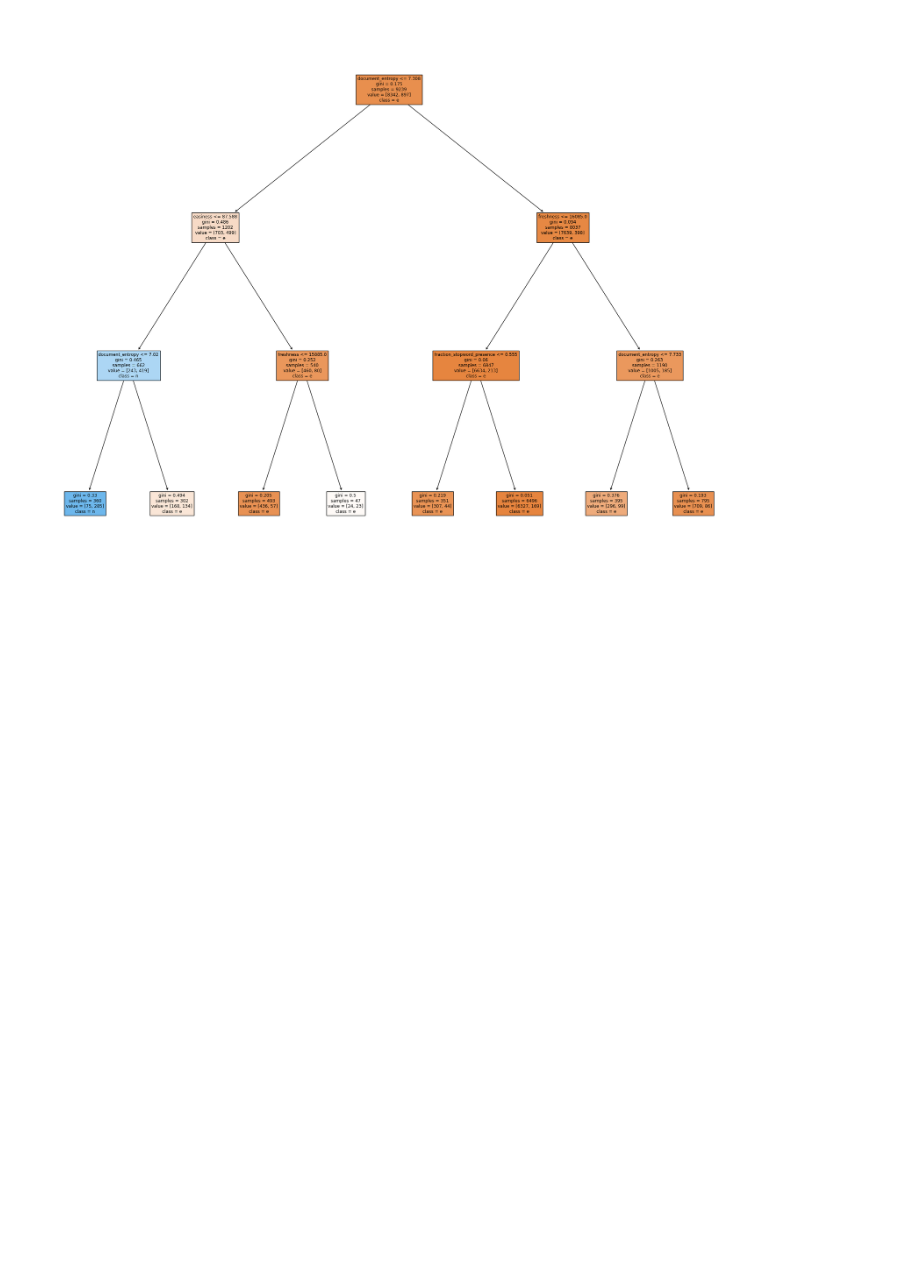
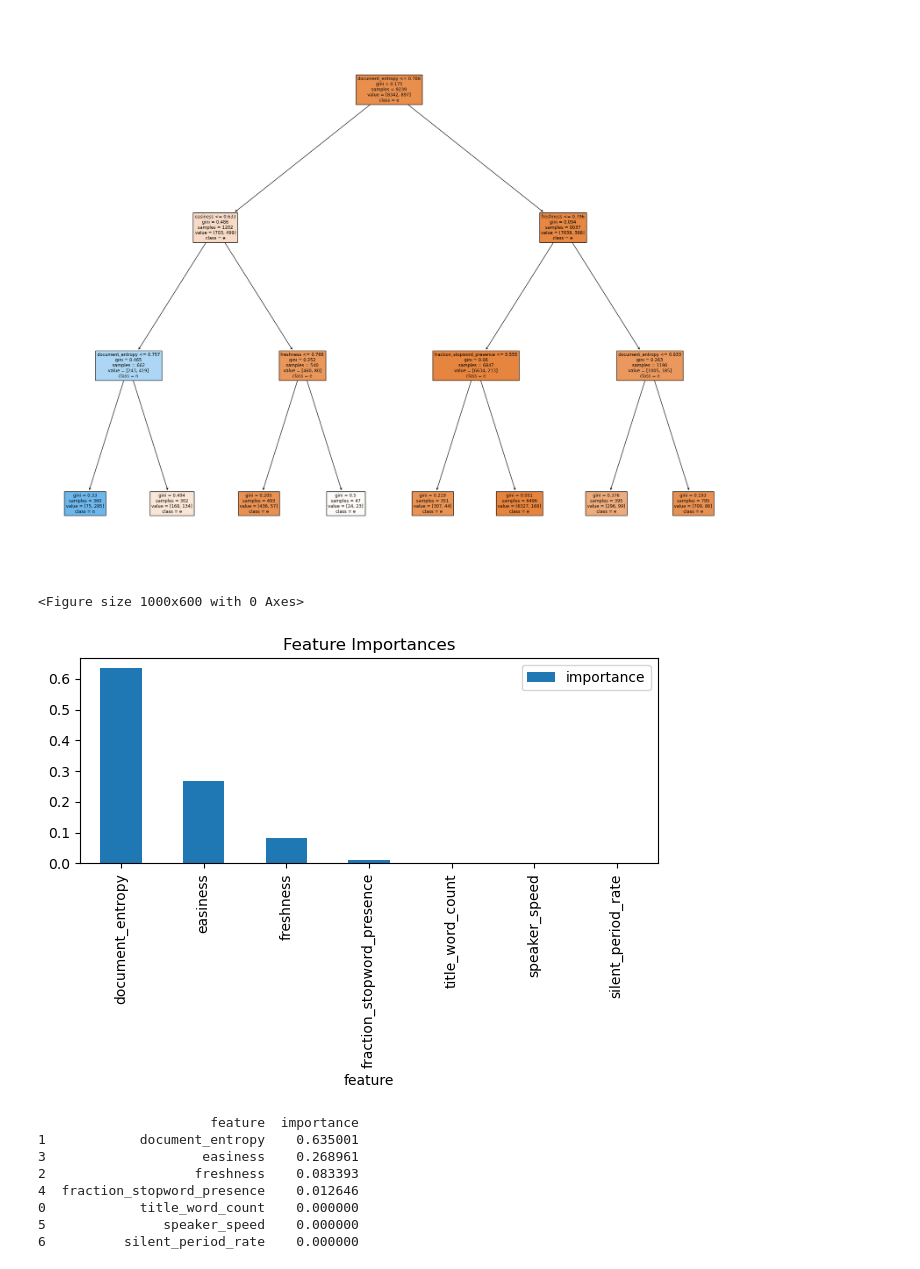
Before and after one commit to JosePabloGFnl/Applied-Data-Science-with-Python, a Jupyter notebook: Applied Machine Learning in Python/Week 4/assignment4.ipynb, the cells around one changed output. Cells and saved outputs as stored; diff of their text form; code cells hidden in the pictures; blank space fills up the shorter version.

Commit message:
Feature Scaling and Importance

```diff
--- a/Applied Machine Learning in Python/Week 4/assignment4.ipynb
+++ b/Applied Machine Learning in Python/Week 4/assignment4.ipynb
@@ -130,6 +131,11 @@ X_test = test[['title_word_count', 'document_entropy', 'freshness', 'easiness',
                'fraction_stopword_presence',
                'speaker_speed', 'silent_period_rate']]
 
+# feature scaling
+scaler = MinMaxScaler()
+X_train_scaled = scaler.fit_transform(X_train)
+X_test_scaled = scaler.transform(X_test)
+
 X_test
 # %% [output]
 |  | title_word_count | document_entropy | freshness | easiness | fraction_stopword_presence | speaker_speed | ... |
@@ -158,7 +164,7 @@ print(sorted(list(SCORERS.keys())))
 ['accuracy', 'adjusted_mutual_info_score', 'adjusted_rand_score', 'average_precision', 'balanced_accuracy', 'completeness_score', 'explained_variance', 'f1', 'f1_macro', 'f1_micro', 'f1_samples', 'f1_ ...
 # %%
 # model creation - Decision Tree
-clf = DecisionTreeClassifier().fit(X_train, y_train)
+clf = DecisionTreeClassifier().fit(X_train_scaled, y_train)
 # %%
 # hyperparameter tuning
 # max_depth to avoid overfitting
@@ -170,11 +176,11 @@ param_grid = {
 # grid search
 grid_search = GridSearchCV(estimator=clf, param_grid=param_grid,
                            cv=5, n_jobs=-1, verbose=2, scoring='roc_auc')
-grid_search.fit(X_train, y_train)
+grid_search.fit(X_train_scaled, y_train)
 # get the best estimator from the grid search
 best_dtree_reg = grid_search.best_estimator_
 # predictions
-y_pred = best_dtree_reg.predict_proba(X_test)
+y_pred = best_dtree_reg.predict_proba(X_test_scaled)
 best_params = grid_search.best_params_
 print(f"Best parameters: {best_params}")
 # %% [output]
@@ -212,6 +218,31 @@ _ = tree.plot_tree(best_dtree_reg,
                    filled=True)
 # %% [output]
 [figure]
+# %%
+# feature importance
+feature_importance_df = pd.DataFrame({
+    'feature': X_train.columns.tolist(),  # Use .tolist() method
+    'importance': best_dtree_reg.feature_importances_
+}).sort_values('importance', ascending=False)
+
+plt.figure(figsize=(10,6))
+feature_importance_df.plot(x='feature', y='importance', kind='bar')
+plt.title('Feature Importances')
+plt.tight_layout()
+plt.show()
+
+print(feature_importance_df)
+# %% [output]
+<Figure size 1000x600 with 0 Axes>
+[figure, added]
+                      feature  importance
+1            document_entropy    0.635001
+3                    easiness    0.268961
+2                   freshness    0.083393
+4  fraction_stopword_presence    0.012646
+0            title_word_count    0.000000
+5               speaker_speed    0.000000
+6          silent_period_rate    0.000000
 # %%
 def engagement_model():
     rec = None
```
Also changed, not shown: parts of 4 cells of this notebook.
